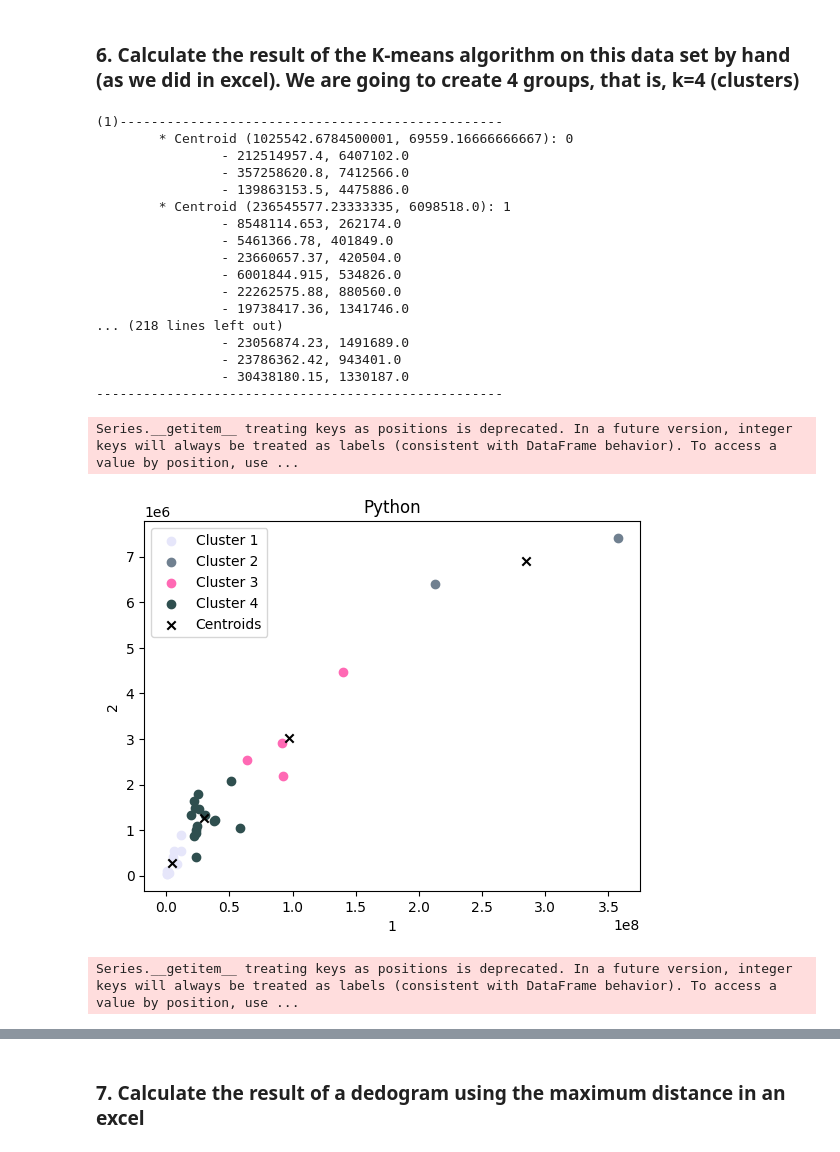
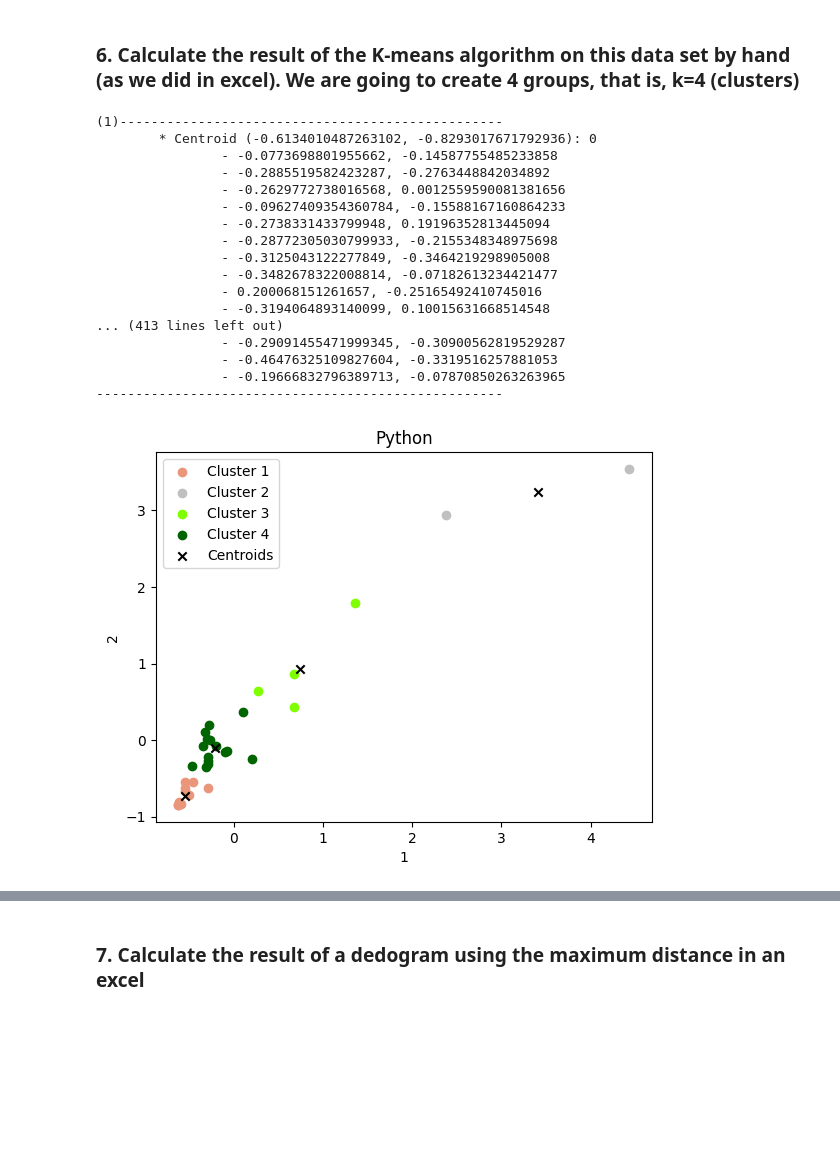
Before and after one commit to carlxs-txjada/Statistics-III-Homeworks, a Jupyter notebook: Data Exploration AND PCA/Src/Point 1.ipynb, the cells around one changed output, grey strips where cells are left out. Saved outputs shown, nothing was run; the diff lists cells and outputs as text; code cells hidden in the pictures; blank space fills up the shorter version.

```diff
--- a/Data Exploration AND PCA/Src/Point 1.ipynb
+++ b/Data Exploration AND PCA/Src/Point 1.ipynb
@@ -68,10 +68,13 @@ df.describe()
 # %% [markdown]
 #### Mean
 # %%
+def calculateMean(column):
+    return column.sum() / len(column)
+
 # Calculate mean for each column
-meanx_1 = columnx_1.sum() / len(df['GDP Millions (x_1)'])
-meanx_2 = columnx_2.sum() / len(df['Population (x_2)'])
-meanx_3 = columnx_3.sum() / len(df['GDP per capita Millions (x_3)'])
+meanx_1 = calculateMean(columnx_1)
+meanx_2 = calculateMean(columnx_2)
+meanx_3 = calculateMean(columnx_3)
 
 # Print results
 print(f"Mean of GDP Millions (x_1): {meanx_1}")
@@ -397,6 +416,17 @@ Unlike the covariance, the Pearson correlation (used in this work) is normalized
 import random
 import math
 from sklearn.cluster import KMeans
+import warnings
+warnings.simplefilter(action='ignore', category=FutureWarning)
+
+# Scaler
+def scaleData(data):
+    scaledData = data.copy()
+    for column in data.columns:
+        mean = calculateMean(data[column])
+        standardDeviation = calculateStdDev(data[column], mean)
+        scaledData[column] = (data[column] - mean) / standardDeviation
+    return scaledData
 
 # Plot design
 def generateRandomColors(numberColors):
@@ -473,37 +503,32 @@ def calculateK_meansPython(data, k, max_iterations=100):
 # %%
 '''
 columnx_1 = df['GDP Millions (x_1)']
 columnx_2 = df['Population (x_2)']
 columnx_3 = df['GDP per capita Millions (x_3)']
 '''
 
 k = 4
 dfKMeans = pd.DataFrame({'columnx_1': columnx_1, 'columnx_2': columnx_2})
+dfKMeans = scaleData(dfKMeans)
 
 clustersPy, centroidsPy = calculateK_meansPython(dfKMeans, k)
 showCentroids(["1", "2", "Python"], clustersPy, centroidsPy)
-
-kmeans = KMeans(n_clusters=k).fit(dfKMeans)
-centroidsSkLearn = kmeans.cluster_centers_
-showCentroids(["1", "2", "skalearn"], assignClusters(dfKMeans, centroidsSkLearn), centroidsSkLearn)
 # %% [output]
 (1)-------------------------------------------------
-        * Centroid (1025542.6784500001, 69559.16666666667): 0
-                - 212514957.4, 6407102.0
-                - 357258620.8, 7412566.0
-                - 139863153.5, 4475886.0
-        * Centroid (236545577.23333335, 6098518.0): 1
-                - 8548114.653, 262174.0
-                - 5461366.78, 401849.0
-                - 23660657.37, 420504.0
-                - 6001844.915, 534826.0
-                - 22262575.88, 880560.0
-                - 19738417.36, 1341746.0
-... (218 lines left out)
-                - 23056874.23, 1491689.0
-                - 23786362.42, 943401.0
-                - 30438180.15, 1330187.0
+        * Centroid (-0.6134010487263102, -0.8293017671792936): 0
+                - -0.0773698801955662, -0.14587755485233858
+                - -0.2885519582423287, -0.2763448842034892
+                - -0.2629772738016568, 0.0012559590081381656
+                - -0.09627409354360784, -0.15588167160864233
+                - -0.2738331433799948, 0.19196352813445094
+                - -0.28772305030799933, -0.2155348348975698
+                - -0.3125043122277849, -0.3464219298905008
+                - -0.3482678322008814, -0.07182613234421477
+                - 0.200068151261657, -0.25165492410745016
+                - -0.3194064893140099, 0.10015631668514548
+... (413 lines left out)
+                - -0.29091455471999345, -0.30900562819529287
+                - -0.46476325109827604, -0.3319516257881053
+                - -0.19666832796389713, -0.07870850263263965
 ----------------------------------------------------
-Series.__getitem__ treating keys as positions is deprecated. In a future version, integer keys will always be treated as labels (consistent with DataFrame behavior). To access a value by position, use ...
-[figure, old version]
+[figure, new version]
-Series.__getitem__ treating keys as positions is deprecated. In a future version, integer keys will always be treated as labels (consistent with DataFrame behavior). To access a value by position, use ...
```
Also changed, not shown: parts of 14 cells of this notebook, 3 other files.
